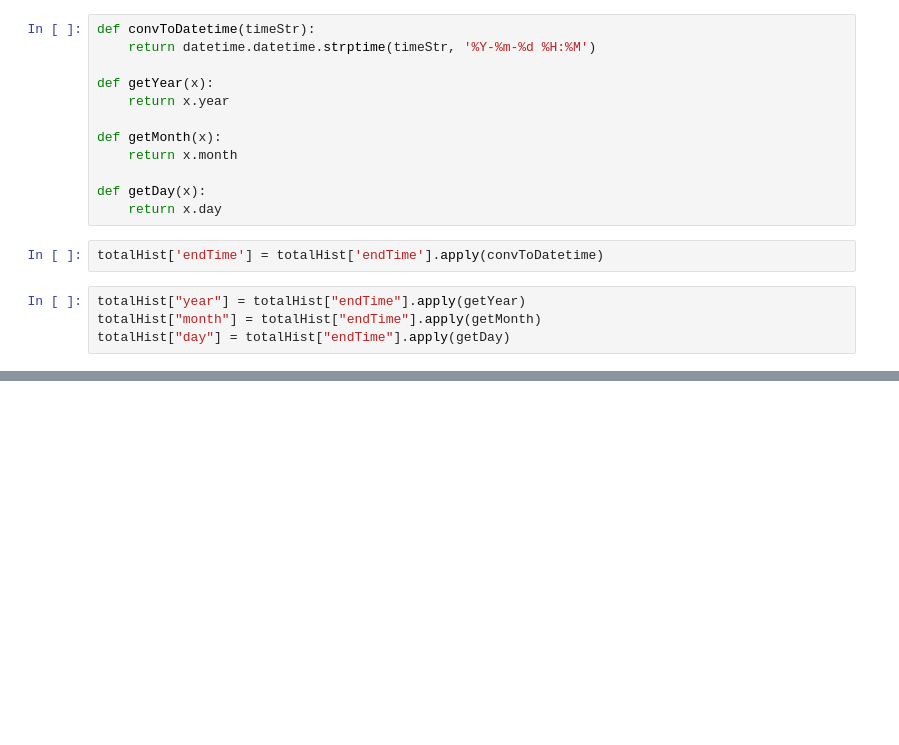
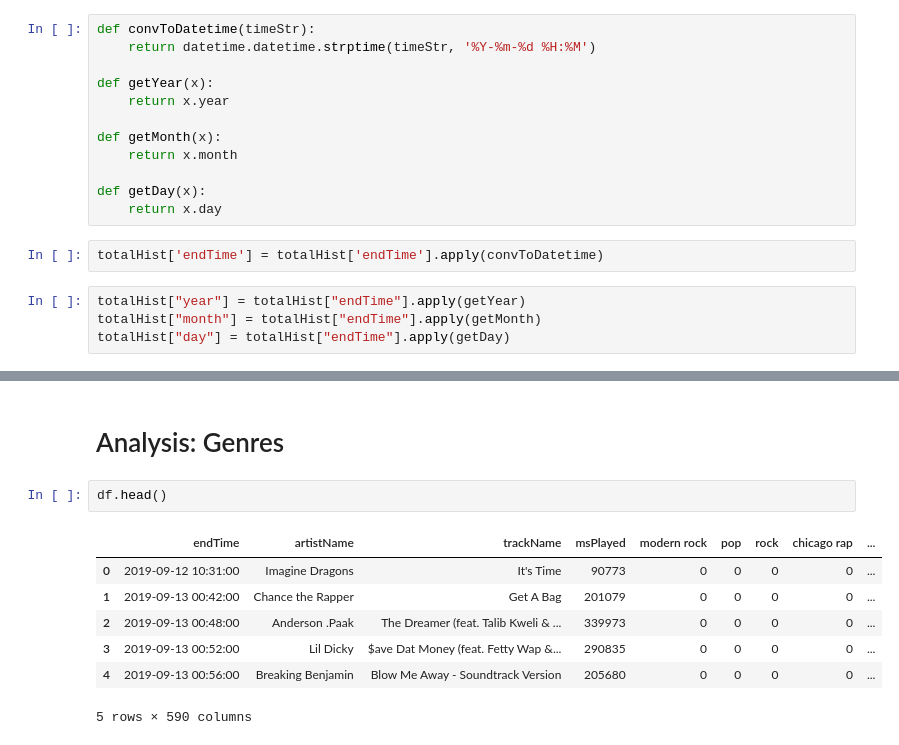
Before and after one commit to DuncanCarlmark/SpotifySummer2020, a Jupyter notebook: Genre Analysis.ipynb, the cells around one changed output, grey strips where cells are left out. Drawn from its saved outputs; the diff is of its cells as text; blank space fills up the shorter version.

```diff
--- a/Genre Analysis.ipynb
+++ b/Genre Analysis.ipynb
@@ -165,0 +241,12 @@ topArtists
+# %% [markdown]
+# Analysis: Genres
+# %%
+df.head()
+# %% [output]
+|  | endTime | artistName | trackName | msPlayed | modern rock | pop | rock | chicago rap | ... |
+| 0 | 2019-09-12 10:31:00 | Imagine Dragons | It's Time | 90773 | 0 | 0 | 0 | 0 | ... |
+| 1 | 2019-09-13 00:42:00 | Chance the Rapper | Get A Bag | 201079 | 0 | 0 | 0 | 0 | ... |
+| 2 | 2019-09-13 00:48:00 | Anderson .Paak | The Dreamer (feat. Talib Kweli & ... | 339973 | 0 | 0 | 0 | 0 | ... |
+| 3 | 2019-09-13 00:52:00 | Lil Dicky | $ave Dat Money (feat. Fetty Wap &... | 290835 | 0 | 0 | 0 | 0 | ... |
+| 4 | 2019-09-13 00:56:00 | Breaking Benjamin | Blow Me Away - Soundtrack Version | 205680 | 0 | 0 | 0 | 0 | ... |
+5 rows × 590 columns
```
Also changed, not shown: parts of 25 cells of this notebook, 3 other files.
